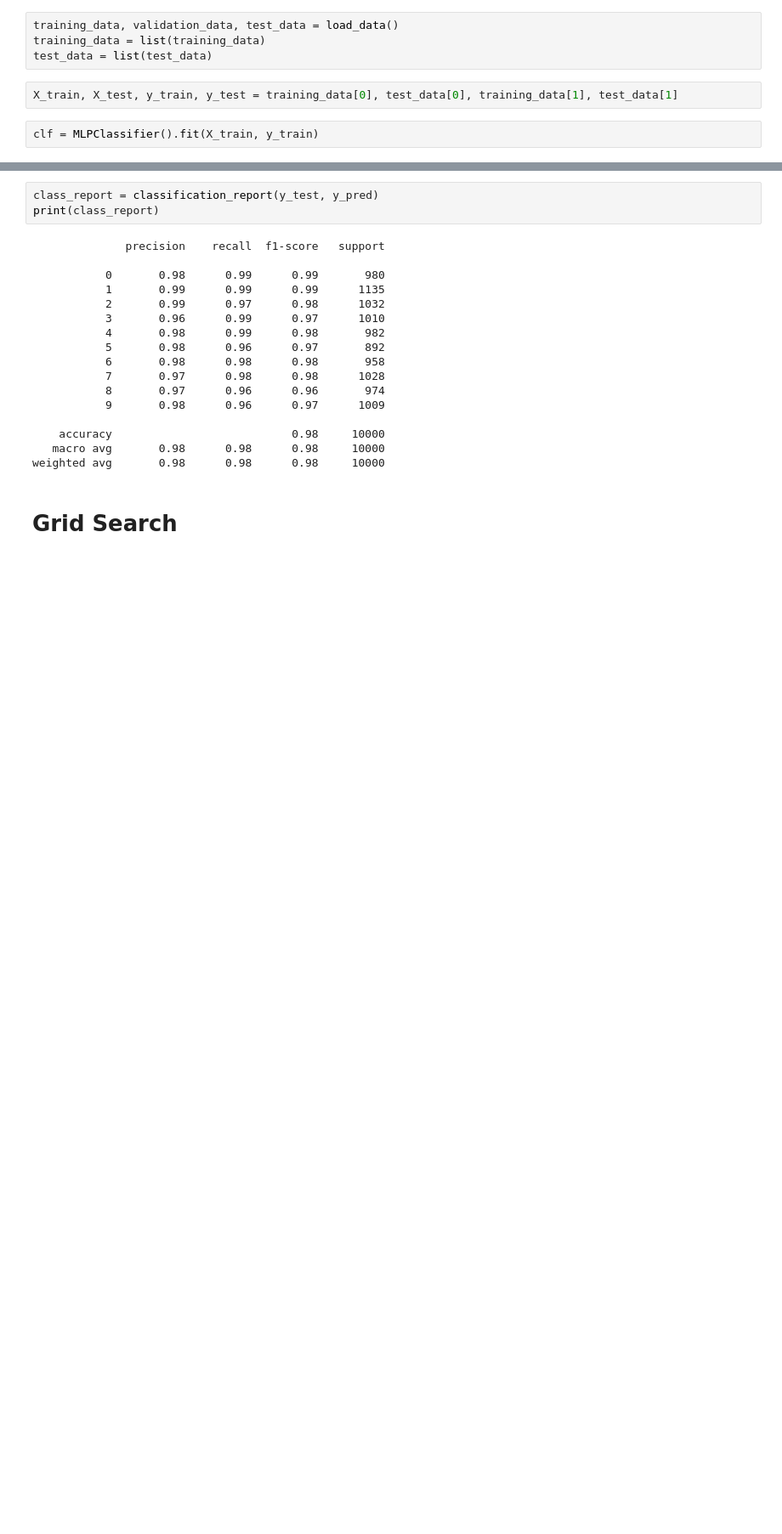
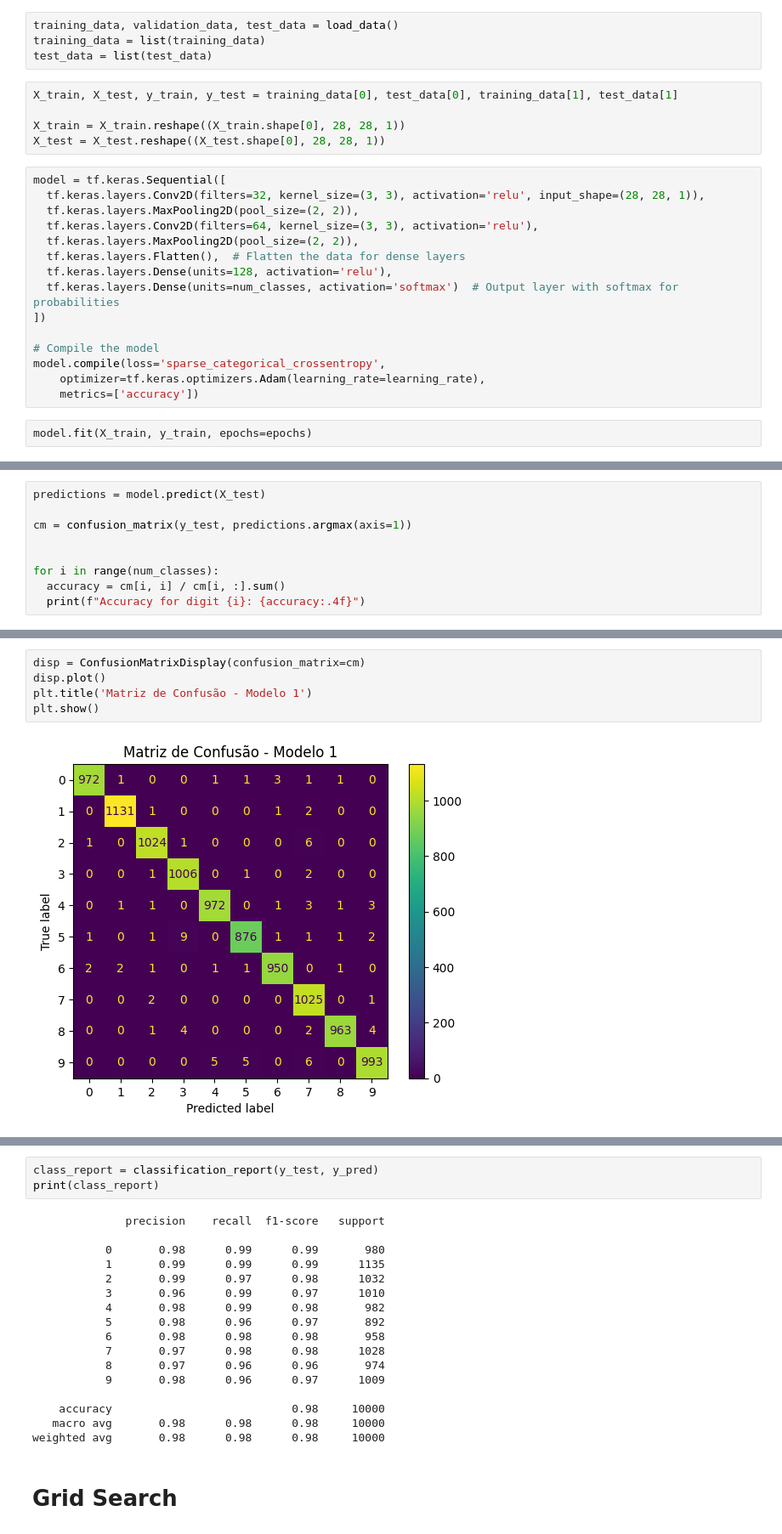
Before and after one commit to caiolbarreto/mlp, a Jupyter notebook: cnn.ipynb, the cells around one changed output, grey strips where cells are left out. Shown at 85% size. Cells and saved outputs as stored; diff of their text form; blank space fills up the shorter version.

```diff
--- a/main.ipynb
+++ b/cnn.ipynb
@@ -24,5 +22,23 @@ training_data = list(training_data)
 test_data = list(test_data)
 # %%
 X_train, X_test, y_train, y_test = training_data[0], test_data[0], training_data[1], test_data[1]
+
+X_train = X_train.reshape((X_train.shape[0], 28, 28, 1))
+X_test = X_test.reshape((X_test.shape[0], 28, 28, 1))
+# %%
+model = tf.keras.Sequential([
+  tf.keras.layers.Conv2D(filters=32, kernel_size=(3, 3), activation='relu', input_shape=(28, 28, 1)),
+  tf.keras.layers.MaxPooling2D(pool_size=(2, 2)),
+  tf.keras.layers.Conv2D(filters=64, kernel_size=(3, 3), activation='relu'),
+  tf.keras.layers.MaxPooling2D(pool_size=(2, 2)),
+  tf.keras.layers.Flatten(),  # Flatten the data for dense layers
+  tf.keras.layers.Dense(units=128, activation='relu'),
+  tf.keras.layers.Dense(units=num_classes, activation='softmax')  # Output layer with softmax for probabilities
+])
+
+# Compile the model
+model.compile(loss='sparse_categorical_crossentropy',
+    optimizer=tf.keras.optimizers.Adam(learning_rate=learning_rate),
+    metrics=['accuracy'])
 # %%
-clf = MLPClassifier().fit(X_train, y_train)
+model.fit(X_train, y_train, epochs=epochs)
@@ -46,0 +63,9 @@ Accuracy for class 9: 0.97
+# %%
+predictions = model.predict(X_test)
+
+cm = confusion_matrix(y_test, predictions.argmax(axis=1))
+
+
+for i in range(num_classes):
+  accuracy = cm[i, i] / cm[i, :].sum()
+  print(f"Accuracy for digit {i}: {accuracy:.4f}")
@@ -46,0 +84,7 @@ Accuracy for class 9: 0.97
+# %%
+disp = ConfusionMatrixDisplay(confusion_matrix=cm)
+disp.plot()
+plt.title('Matriz de Confusão - Modelo 1')
+plt.show()
+# %% [output]
+[figure, added]
```
Also changed, not shown: parts of 9 cells of this notebook, 3 other files.
